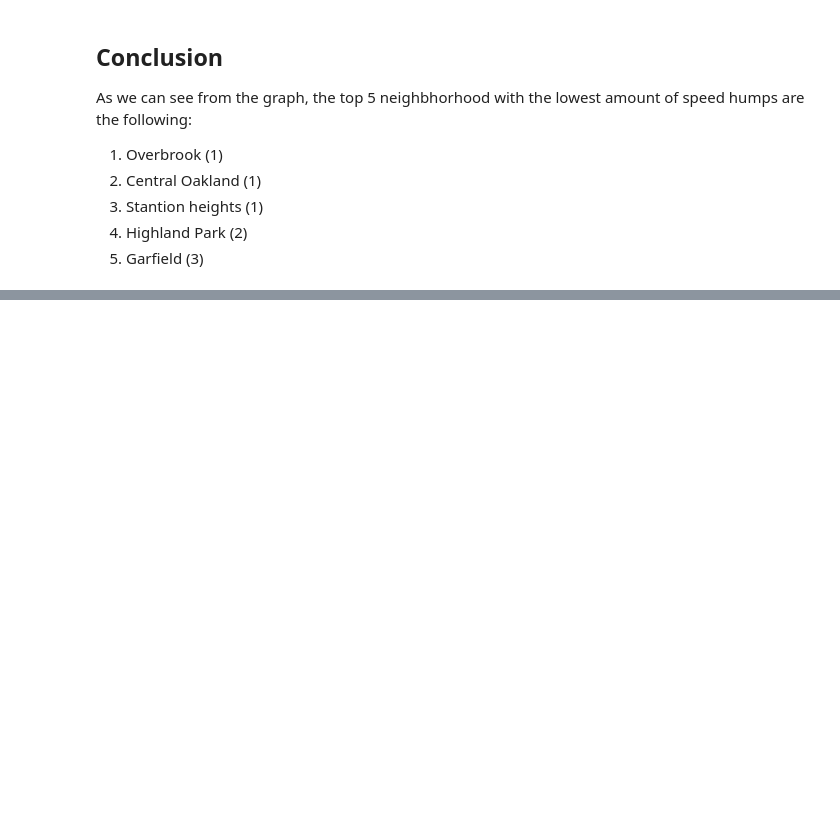
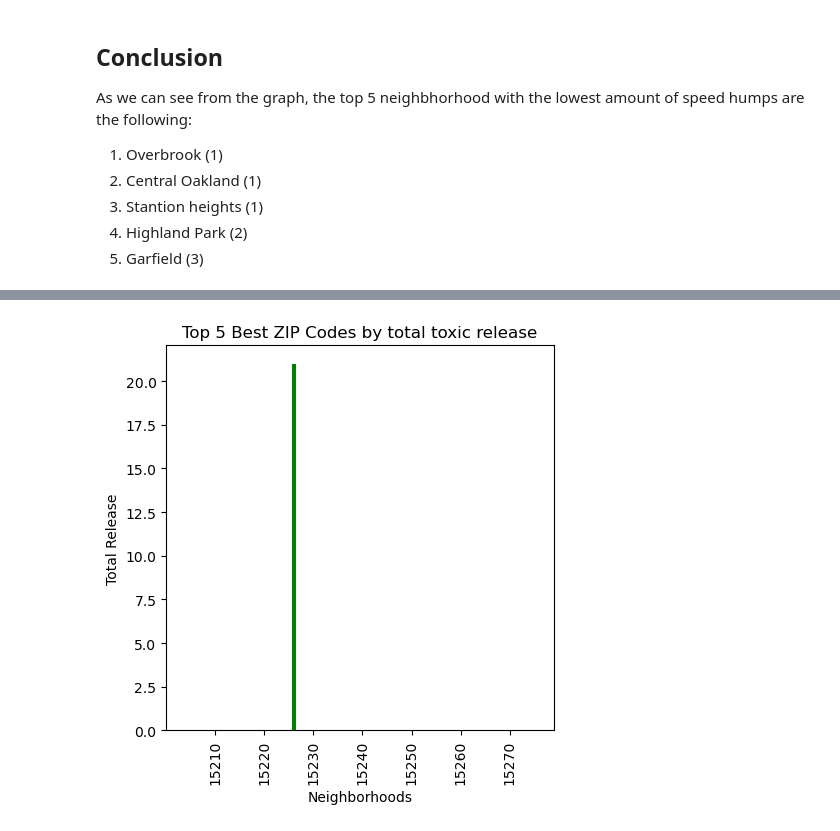
Before and after one commit to aaz50/Big-Ideas-Final, a Jupyter notebook: Final.ipynb, the cells around one changed output, grey strips where cells are left out. Cells and saved outputs as stored; diff of their text form; code cells hidden in the pictures; blank space fills up the shorter version.

```diff
--- a/Final.ipynb
+++ b/Final.ipynb
@@ -185,0 +276,3 @@ As we can see from the graph, the top 5 neighbhorhood with the lowest amount of
+# %%
+top_zip_codes = zip_code_totals.sort_values(ascending=True).head(5)
+top_zip_codes
@@ -185,0 +321,10 @@ As we can see from the graph, the top 5 neighbhorhood with the lowest amount of
+# %%
+plt.figure(figsize=(5, 5))
+plt.bar(top_zip_codes.index, top_zip_codes.values, color = 'green')
+plt.xticks(rotation=90)
+plt.xlabel('Neighborhoods')
+plt.ylabel('Total Release')
+plt.title('Top 5 Best ZIP Codes by total toxic release')
+plt.show()
+# %% [output]
+[figure, added]
```
Also changed, not shown: parts of 40 cells of this notebook, 3 other files.
